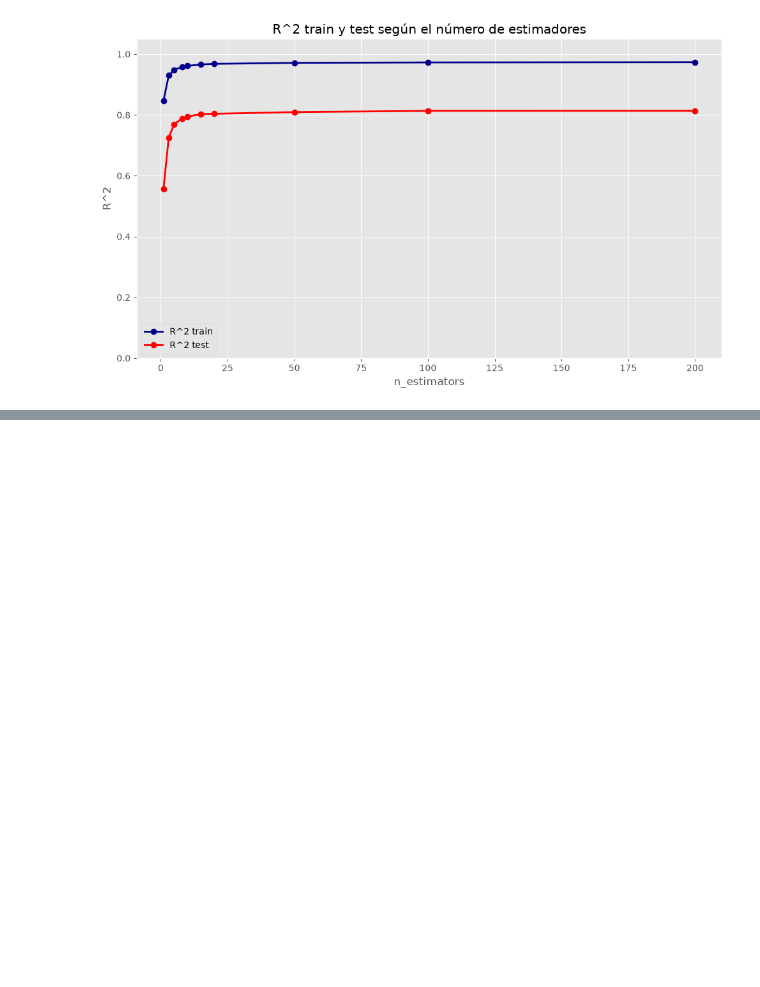
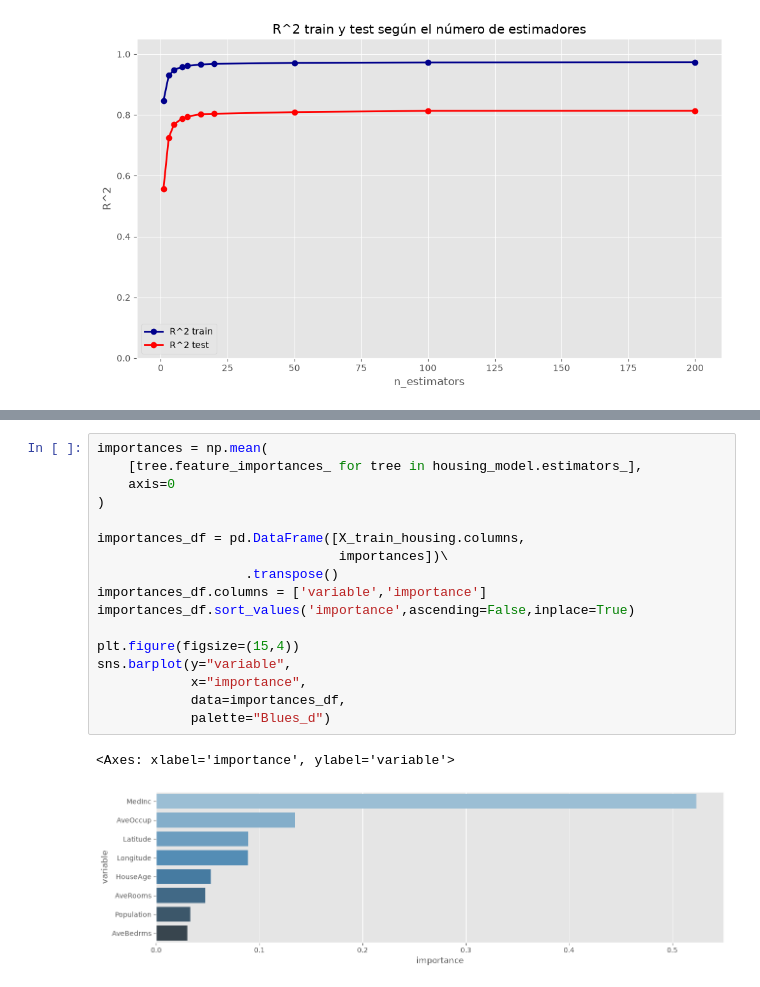
Before and after one commit to ErickEduardoAH/book-resources, a Jupyter notebook: intro-machine-learning-trees/06_Bagging.ipynb, the cells around one changed output, grey strips where cells are left out. Cells and saved outputs as stored; diff of their text form; blank space fills up the shorter version.

```diff
--- a/intro-machine-learning-trees/06_Bagging.ipynb
+++ b/intro-machine-learning-trees/06_Bagging.ipynb
@@ -369,0 +398,20 @@ plt.show()
+# %%
+importances = np.mean(
+    [tree.feature_importances_ for tree in housing_model.estimators_],
+    axis=0
+)
+
+importances_df = pd.DataFrame([X_train_housing.columns,
+                               importances])\
+                   .transpose()
+importances_df.columns = ['variable','importance']
+importances_df.sort_values('importance',ascending=False,inplace=True)
+
+plt.figure(figsize=(15,4))
+sns.barplot(y="variable",
+            x="importance",
+            data=importances_df,
+            palette="Blues_d")
+# %% [output]
+<Axes: xlabel='importance', ylabel='variable'>
+[figure, added]
```
Also changed, not shown: parts of 3 cells of this notebook, 4 other files.
